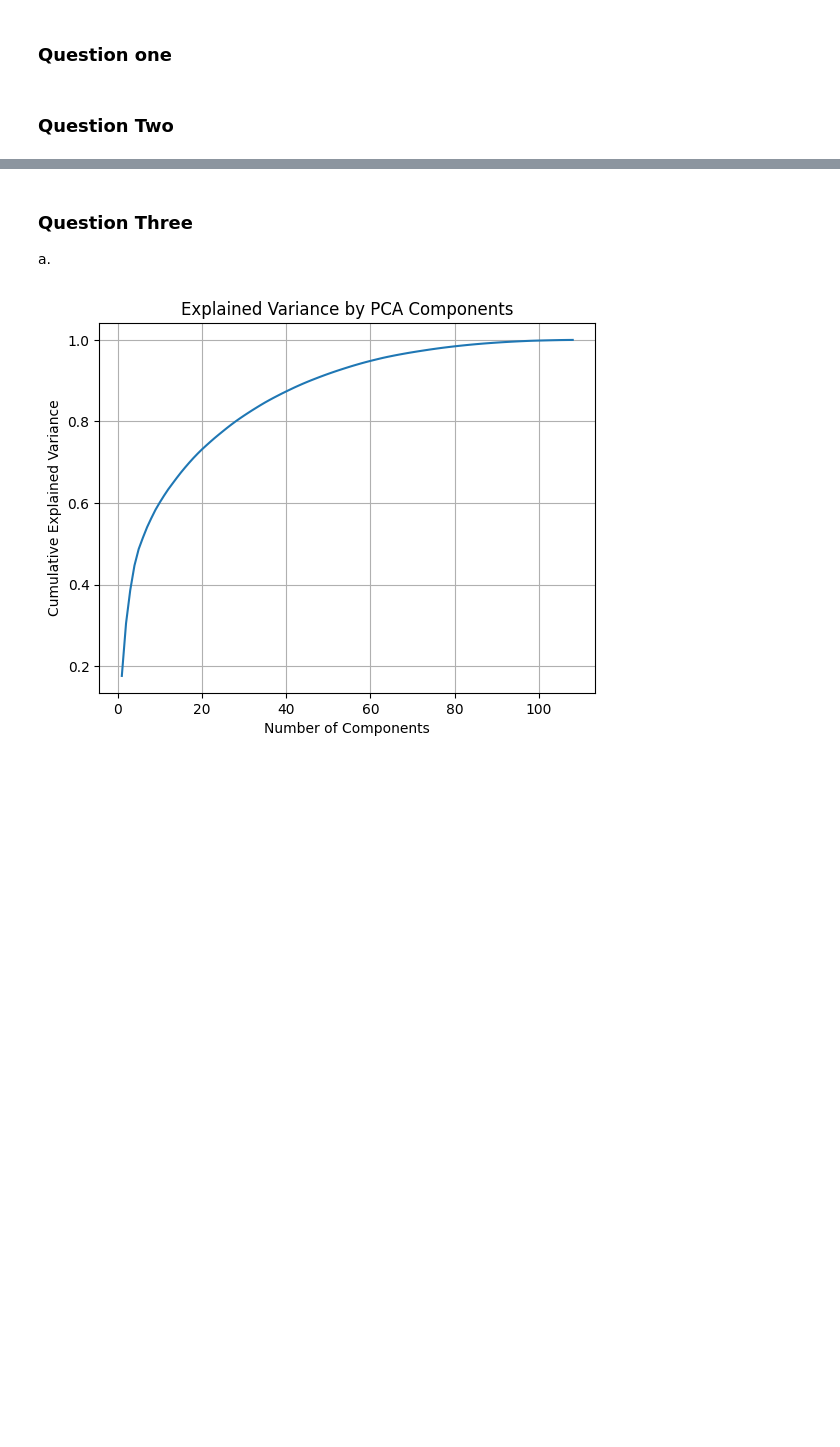
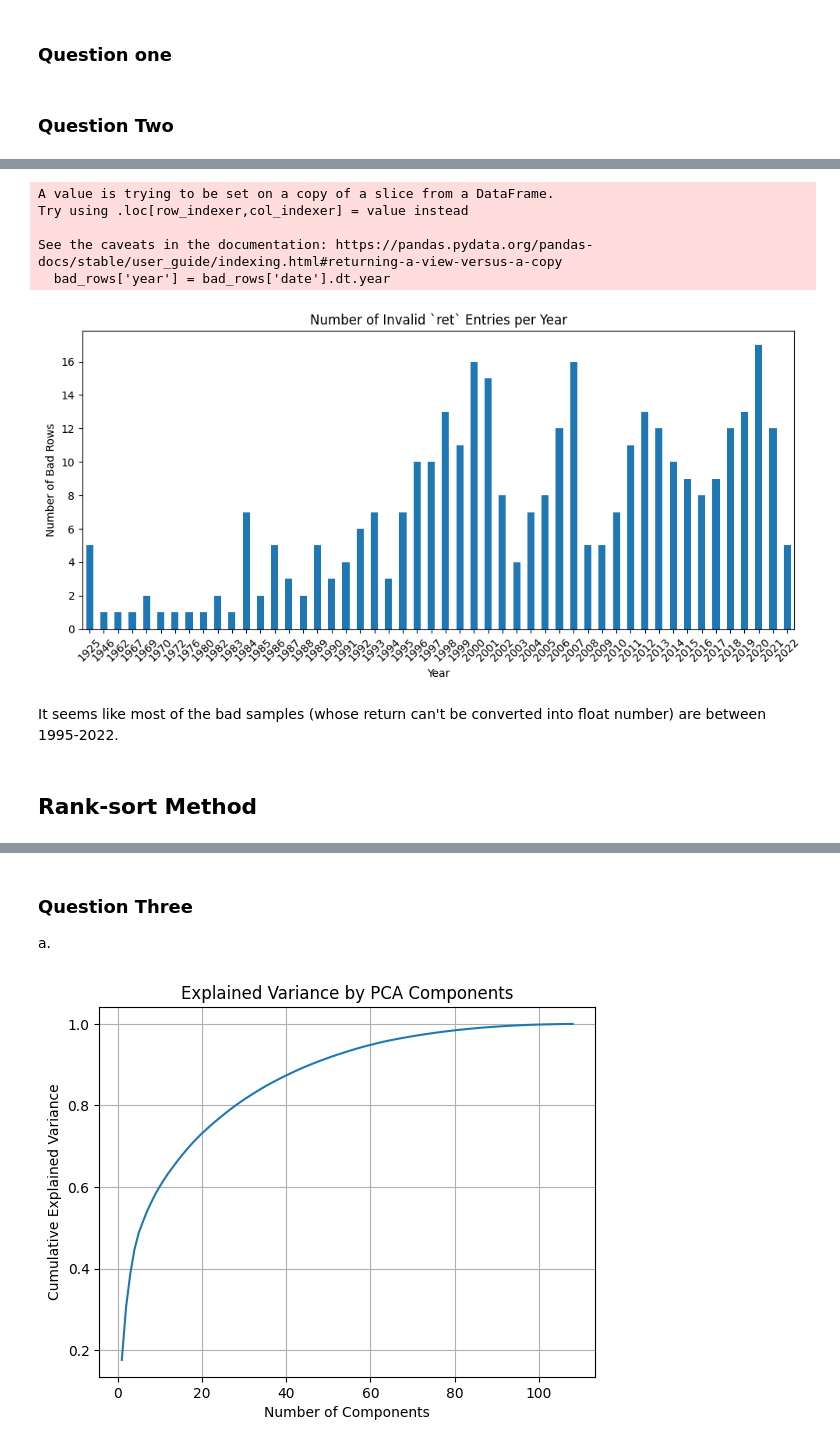
Before and after one commit to Summer99D/MLF_HW1, a Jupyter notebook: HW.ipynb, the cells around one changed output, grey strips where cells are left out. Saved outputs shown, nothing was run; the diff lists cells and outputs as text; code cells hidden in the pictures; blank space fills up the shorter version.

```diff
--- a/HW.ipynb
+++ b/HW.ipynb
@@ -64,3 +64,11 @@ lsret_df=lsret_df.fillna(lsret_df.mean())
 ### Question one
 # %% [markdown]
 ### Question Two
+# %%
+import pandas as pd
+import numpy as np
+import matplotlib.pyplot as plt
+from pathlib import Path
+
+df = pd.read_parquet(data_dir / 'largeml.pq', engine='pyarrow')
+df
@@ -66,0 +108,5 @@ lsret_df=lsret_df.fillna(lsret_df.mean())
+# %%
+# convert the data type using the end of the month
+df['date'] = pd.to_datetime(df['yyyymm'].astype(str), format='%Y%m') + pd.offsets.MonthEnd(0)
+df = df.sort_values(['date', 'permno'])
+df
@@ -66,0 +129,6 @@ lsret_df=lsret_df.fillna(lsret_df.mean())
+# %%
+# clean the samples if the sample type is object and can't be converted into float
+print(df['ret'].dtype)
+df['ret'] = pd.to_numeric(df['ret'], errors='coerce')
+bad_rows = df[pd.to_numeric(df['ret'], errors='coerce').isna()]
+print(bad_rows[['permno', 'yyyymm', 'ret']].head())
@@ -66,0 +147,26 @@ lsret_df=lsret_df.fillna(lsret_df.mean())
+# %%
+# draw the distribution of bad samples (which can't be converted into float samples)
+import matplotlib.pyplot as plt
+
+bad_rows['year'] = bad_rows['date'].dt.year
+bad_counts_by_year = bad_rows.groupby('year').size()
+
+plt.figure(figsize=(10, 5))
+bad_counts_by_year.plot(kind='bar')
+plt.title("Number of Invalid `ret` Entries per Year")
+plt.xlabel("Year")
+plt.ylabel("Number of Bad Rows")
+plt.xticks(rotation=45)
+plt.tight_layout()
+plt.show()
+# %% [output]
+A value is trying to be set on a copy of a slice from a DataFrame.
+Try using .loc[row_indexer,col_indexer] = value instead
+
+See the caveats in the documentation: https://pandas.pydata.org/pandas-docs/stable/user_guide/indexing.html#returning-a-view-versus-a-copy
+  bad_rows['year'] = bad_rows['date'].dt.year
+[figure, added]
+# %% [markdown]
+It seems like most of the bad samples (whose return can't be converted into float number) are between 1995-2022.
+# %% [markdown]
+## Rank-sort Method
```
Also changed, not shown: parts of 53 cells of this notebook, 1 other file.
